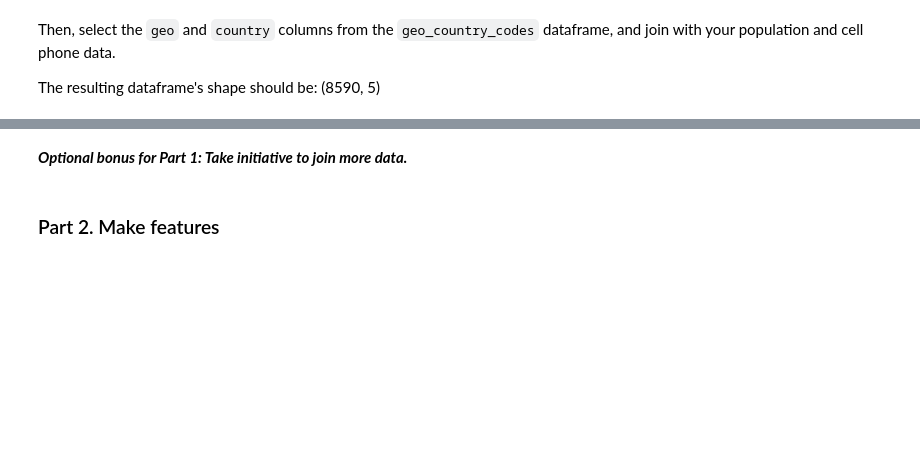
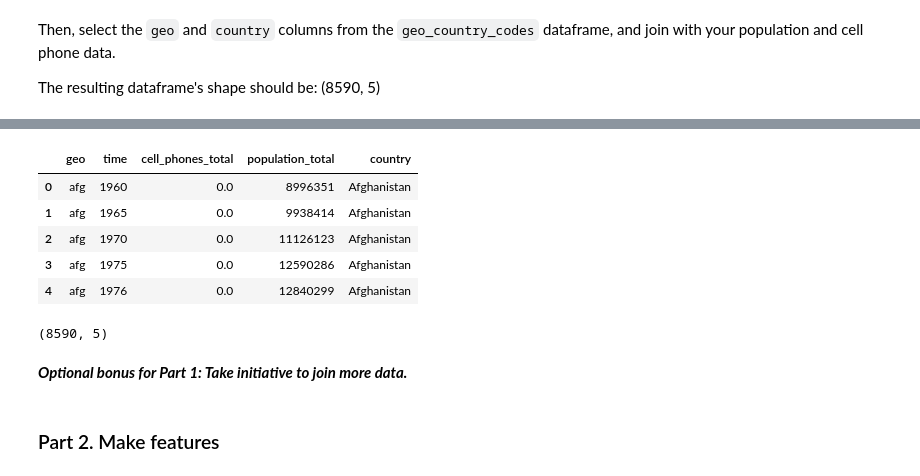
Before and after one commit to AndrewMarksArt/AndrewMarksArt.github.io, a Jupyter notebook: DS_Unit_1_Sprint_Challenge_2_Data_Wrangling_and_Storytelling.ipynb, the cells around one changed output, grey strips where cells are left out. Drawn from its saved outputs; the diff is of its cells as text; code cells hidden in the pictures; blank space fills up the shorter version.

```diff
--- a/DS_Unit_1_Sprint_Challenge_2_Data_Wrangling_and_Storytelling.ipynb
+++ b/DS_Unit_1_Sprint_Challenge_2_Data_Wrangling_and_Storytelling.ipynb
@@ -36,3 +81,5 @@ geo_country_codes = (pd.read_csv('https://raw.githubusercontent.com/open-numbers
 First, join the `cell_phones` and `population` dataframes (with an inner join on `geo` and `time`).
 
 The resulting dataframe's shape should be: (8590, 4)
+# %%
+cell_phones_pop_merged = pd.merge(left=cell_phones, right=population, on=['geo', 'time'], how='inner') # merge cell phone and population on geo and time
@@ -40,3 +100,6 @@ The resulting dataframe's shape should be: (8590, 4)
 Then, select the `geo` and `country` columns from the `geo_country_codes` dataframe, and join with your population and cell phone data.
 
 The resulting dataframe's shape should be: (8590, 5)
+# %%
+geo_country = geo_country_codes[['geo', 'country']] # split geo_country_codes to get the two columns we need
+geo_country.head()                                  # make sure we have only the columns want
@@ -43,3 +113,17 @@ The resulting dataframe's shape should be: (8590, 5)
+# %%
+merged = cell_phones_pop_merged.merge(geo_country, how='inner', on='geo') # merge the cell phone population df with the slice of geo_country_codes
+merged.head()                                                             # explore the final df
+# %% [output]
+|  | geo | time | cell_phones_total | population_total | country |
+| 0 | afg | 1960 | 0.0 | 8996351 | Afghanistan |
+| 1 | afg | 1965 | 0.0 | 9938414 | Afghanistan |
+| 2 | afg | 1970 | 0.0 | 11126123 | Afghanistan |
+| 3 | afg | 1975 | 0.0 | 12590286 | Afghanistan |
+| 4 | afg | 1976 | 0.0 | 12840299 | Afghanistan |
+# %%
+merged.shape
+# %% [output]
+(8590, 5)
 # %% [markdown]
 ***Optional bonus for Part 1: Take initiative to join more data.***
 # %% [markdown]
```
Also changed, not shown: parts of 9 cells of this notebook.
